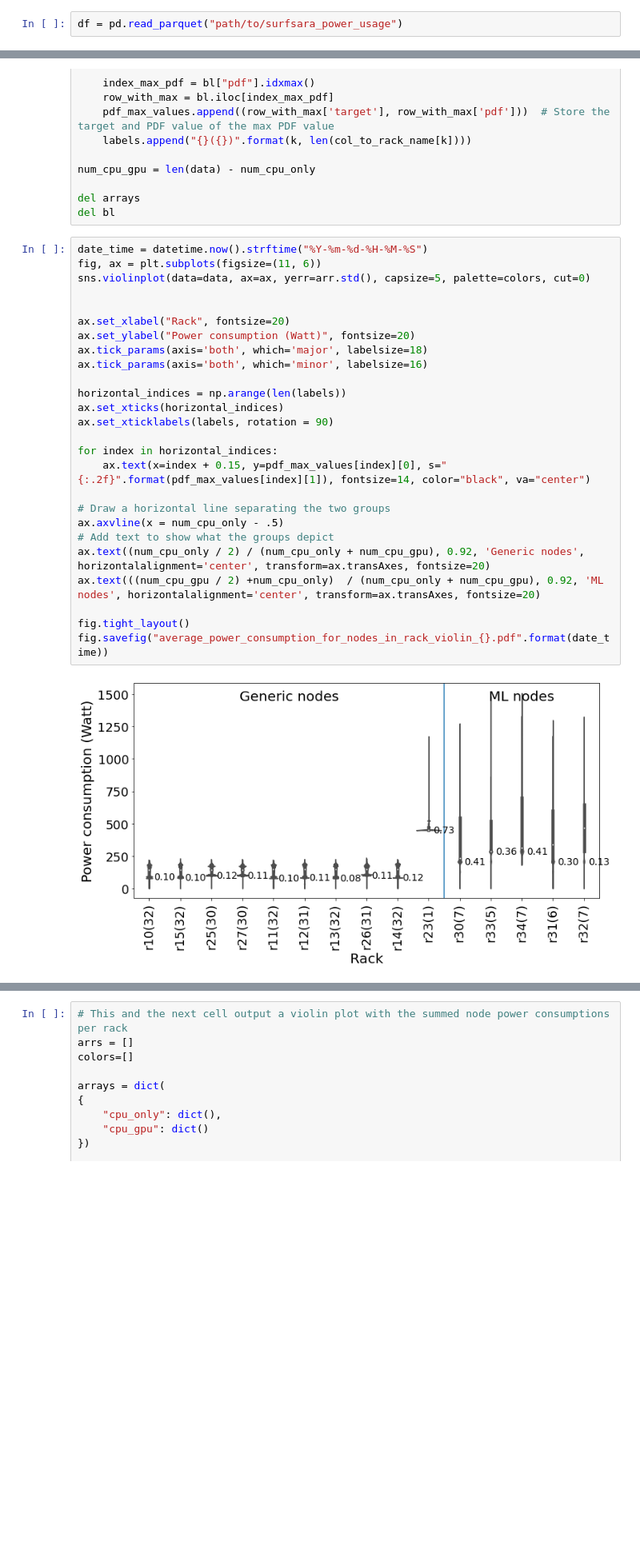
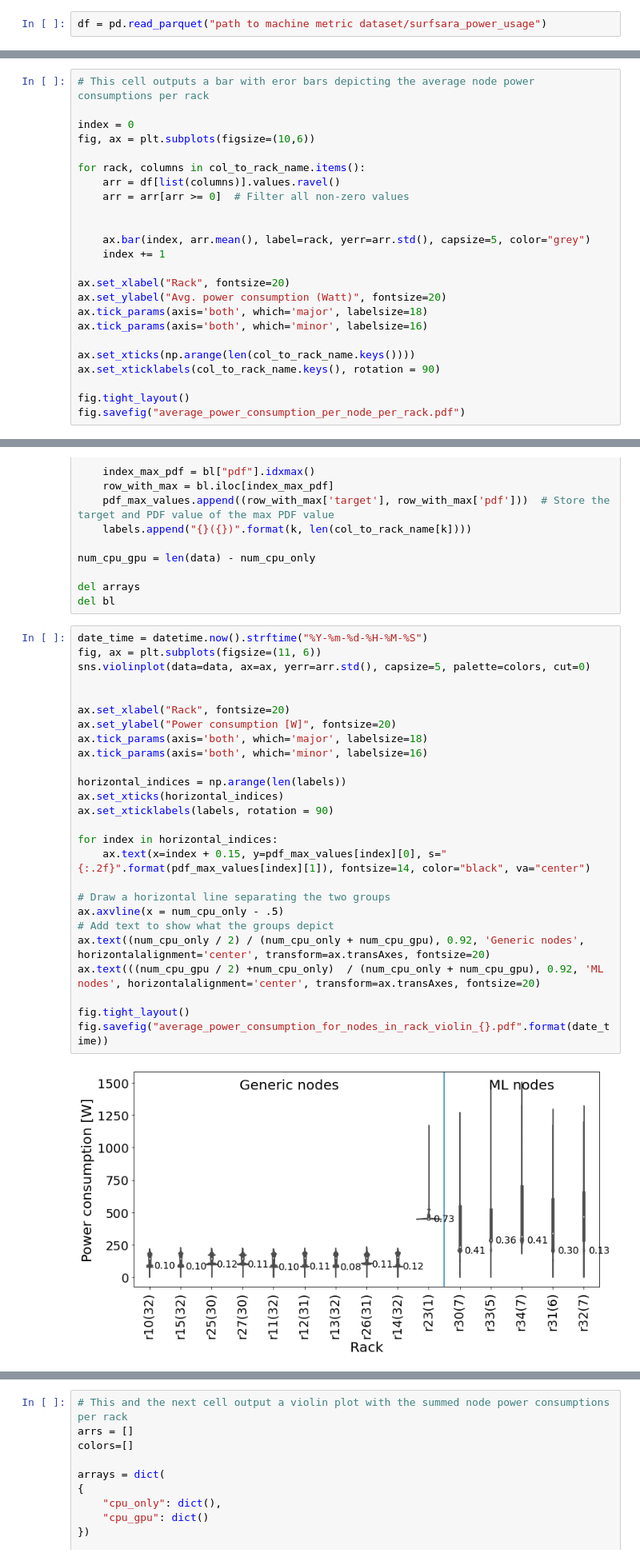
Before and after one commit to sara-nl/SURFace, a Jupyter notebook: power_consumption_analysis.ipynb, the cells around one changed output, grey strips where cells are left out. Shown at 80% size. Drawn from its saved outputs; the diff is of its cells as text; blank space fills up the shorter version.

```diff
--- a/power_consumption_analysis.ipynb
+++ b/power_consumption_analysis.ipynb
@@ -13,7 +13,7 @@ from datetime import datetime
 
 %matplotlib inline
 # %%
-df = pd.read_parquet("path/to/surfsara_power_usage")
+df = pd.read_parquet("path to machine metric dataset/surfsara_power_usage")
 # %%
 col_to_rack_name = dict()
 for column in df.columns:
@@ -36,3 +36,27 @@ gpu_nodes = {
     "r36n1", "r36n2", "r36n3", "r36n4", "r36n5",
     "r38n1", "r38n2", "r38n3", "r38n4", "r38n5",
 }
+# %%
+# This cell outputs a bar with eror bars depicting the average node power consumptions per rack
+
+index = 0
+fig, ax = plt.subplots(figsize=(10,6))
+
+for rack, columns in col_to_rack_name.items():
+    arr = df[list(columns)].values.ravel()
+    arr = arr[arr >= 0]  # Filter all non-zero values
+
+
+    ax.bar(index, arr.mean(), label=rack, yerr=arr.std(), capsize=5, color="grey")
+    index += 1
+
+ax.set_xlabel("Rack", fontsize=20)
+ax.set_ylabel("Avg. power consumption (Watt)", fontsize=20)
+ax.tick_params(axis='both', which='major', labelsize=18)
+ax.tick_params(axis='both', which='minor', labelsize=16)
+
+ax.set_xticks(np.arange(len(col_to_rack_name.keys())))
+ax.set_xticklabels(col_to_rack_name.keys(), rotation = 90)
+
+fig.tight_layout()
+fig.savefig("average_power_consumption_per_node_per_rack.pdf")
@@ -100,28 +126,28 @@ del bl
 # %%
 date_time = datetime.now().strftime("%Y-%m-%d-%H-%M-%S")
 fig, ax = plt.subplots(figsize=(11, 6))
 sns.violinplot(data=data, ax=ax, yerr=arr.std(), capsize=5, palette=colors, cut=0)
 
 
 ax.set_xlabel("Rack", fontsize=20)
-ax.set_ylabel("Power consumption (Watt)", fontsize=20)
+ax.set_ylabel("Power consumption [W]", fontsize=20)
 ax.tick_params(axis='both', which='major', labelsize=18)
 ax.tick_params(axis='both', which='minor', labelsize=16)
 
 horizontal_indices = np.arange(len(labels))
 ax.set_xticks(horizontal_indices)
 ax.set_xticklabels(labels, rotation = 90)
 
 for index in horizontal_indices:
     ax.text(x=index + 0.15, y=pdf_max_values[index][0], s="{:.2f}".format(pdf_max_values[index][1]), fontsize=14, color="black", va="center")
 
 # Draw a horizontal line separating the two groups
 ax.axvline(x = num_cpu_only - .5)
 # Add text to show what the groups depict
 ax.text((num_cpu_only / 2) / (num_cpu_only + num_cpu_gpu), 0.92, 'Generic nodes', horizontalalignment='center', transform=ax.transAxes, fontsize=20)
 ax.text(((num_cpu_gpu / 2) +num_cpu_only)  / (num_cpu_only + num_cpu_gpu), 0.92, 'ML nodes', horizontalalignment='center', transform=ax.transAxes, fontsize=20)
 
 fig.tight_layout()
 fig.savefig("average_power_consumption_for_nodes_in_rack_violin_{}.pdf".format(date_time))
 # %% [output]
-[figure, old version]
+[figure, new version]
```
Also changed, not shown: parts of 8 cells of this notebook, 8 other files.
